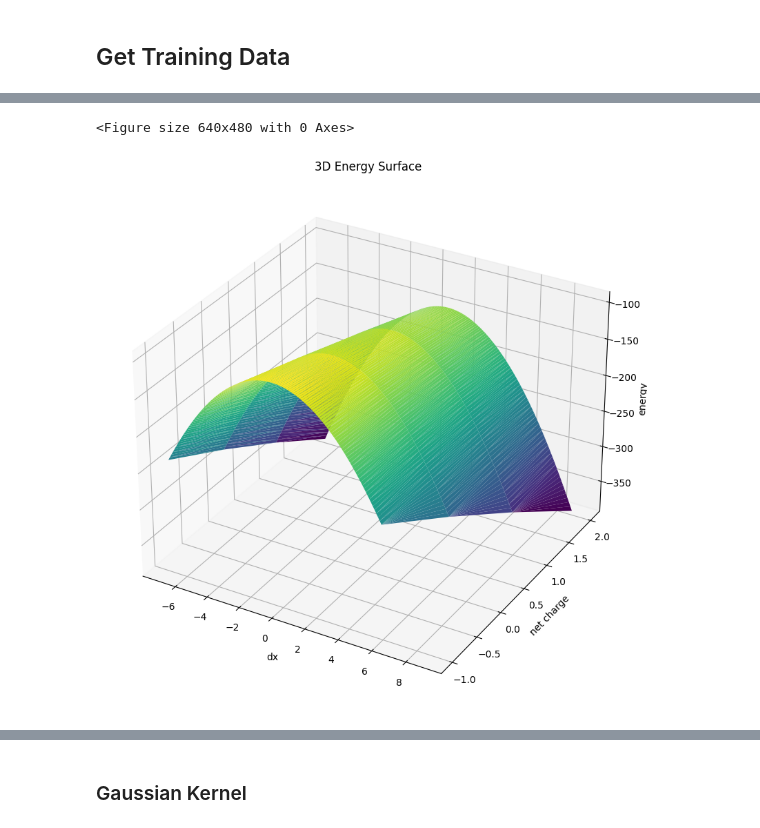
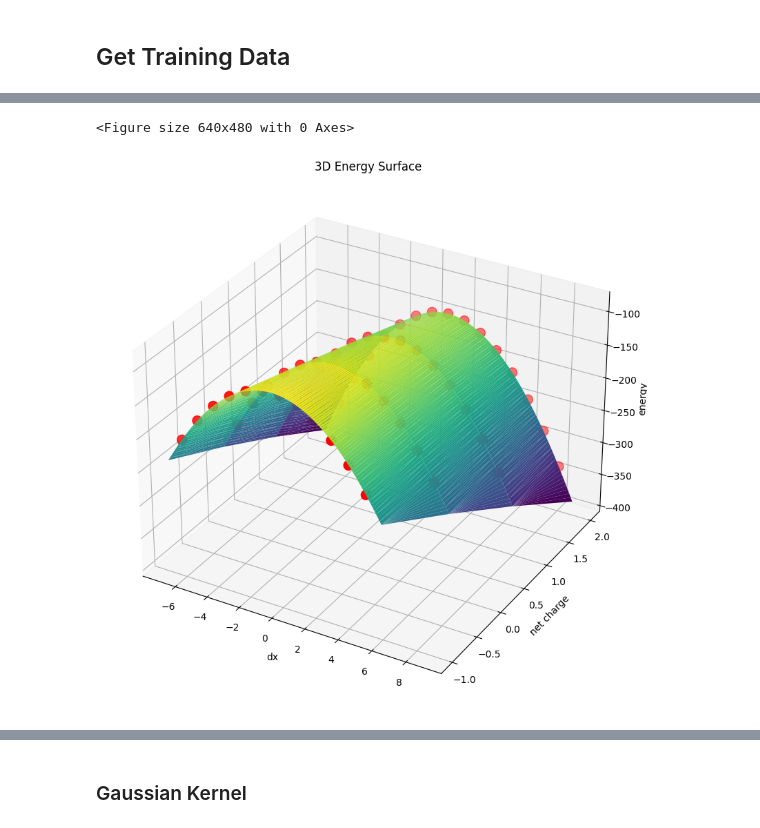
Before and after one commit to GabrielWu2004/Alchemical_Normal_Modes, a Jupyter notebook: ML_with_ANM/ML_code/ML_Diatomic.ipynb, the cells around one changed output, grey strips where cells are left out. Saved outputs shown, nothing was run; the diff lists cells and outputs as text; code cells hidden in the pictures.

Commit message:
finished generating new data.

```diff
--- a/ML_with_ANM/ML_code/ML_Diatomic.ipynb
+++ b/ML_with_ANM/ML_code/ML_Diatomic.ipynb
@@ -196,7 +198,9 @@ def load_diatomic_data():
     """
 
     if os.path.isfile('../Data/extended_diatomic_data_w_energy.csv'):
-        diatomic_data = pd.read_csv('../Data/extended_diatomic_data_w_energy.csv', sep='\t', header = 0)
+        diatomic_data = pd.read_csv('../Data/extended_diatomic_data_w_energy.csv', sep='\t', index_col=0, header = 0)
+        diatomic_data['charge'] = diatomic_data['charge'].apply(lambda x: ast.literal_eval(x))
+        diatomic_data['dx'] = diatomic_data['dx'].apply(lambda x: ast.literal_eval(x))
     else:
         diatomic_data = generate_diatomic_data()
     return diatomic_data
@@ -279,5 +223,0 @@ current dx: [6.1, -6.1]
-# %%
-diatomic_data['net charge'] = diatomic_data['charge'].apply(lambda x: sum(x) - 14)
-column_order = ['charge', 'net charge', 'element', 'dx', 'energy']
-diatomic_data = diatomic_data[column_order]
-display(diatomic_data.head(10))
@@ -298,16 +223,0 @@ diatomic_data.to_csv('../Data/extended_diatomic_data_w_energy.csv', sep='\t')
-# %%
-# Plot energy
-
-x = diatomic_data['dx'].apply(lambda x: x[0])
-y = diatomic_data['energy']
-integer_x = x[x.astype(int) == x]
-integer_y = y[x.astype(int) == x]
-
-plt.plot(x, y, linestyle='-', linewidth=2.5)
-plt.scatter(integer_x, integer_y, color='red', marker='o')
-
-plt.xlabel('dx')
-plt.ylabel('energy')
-plt.title('energy graph')
-
-plt.show()
@@ -551,4 +223,0 @@ current dx: [5.1, -6.1]
-# %%
-diatomic_data = pd.concat([diatomic_data, diatomic_data_one_plus, diatomic_data_two_plus, diatomic_data_one_minus])
-diatomic_data = diatomic_data.reset_index(drop=True)
-display(diatomic_data)
@@ -571,27 +285,31 @@ diatomic_data.to_csv('../Data/extended_diatomic_data_w_energy.csv', sep='\t')
 # %%
-# Graph the data
+# Graph the energy data in a 3D surface plot
 
+# Load data from dataframe
 x1 = pd.to_numeric(diatomic_data['dx'].apply(lambda x: x[0]))
 x2 = pd.to_numeric(diatomic_data['net charge'])
-# x1_mesh, x2_mesh = np.meshgrid(x1, x2)
 y = pd.to_numeric(diatomic_data['energy'])
 
-# integer_x1 = x1[x1.astype(int) == x1]
-# integer_x2 = x2[x1.astype(int) == x1]
-# integer_y = y[x1.astype(int) == x1]
+# Create integer valued data
+integer_x1 = x1[x1.astype(int) == x1]
+integer_x2 = x2[x1.astype(int) == x1]
+integer_y = y[x1.astype(int) == x1]
 
+# Plot the data
 fig = plt.figure()
 fig = plt.figure(figsize=(12, 10))
 ax = fig.add_subplot(111, projection='3d')
 
+ax.scatter(integer_x1, integer_x2, integer_y, c='r', marker='o', s=100)
 ax.plot_trisurf(x1, x2, y, cmap='viridis')
 
+# Set labels and title
 ax.set_xlabel('dx')
 ax.set_ylabel('net charge')
 ax.set_zlabel('energy')
 ax.set_title('3D Energy Surface')
 
 plt.show()
 # %% [output]
 <Figure size 640x480 with 0 Axes>
-[figure, old version]
+[figure, new version]
```
Also changed, not shown: parts of 32 cells of this notebook, 9 other files.
